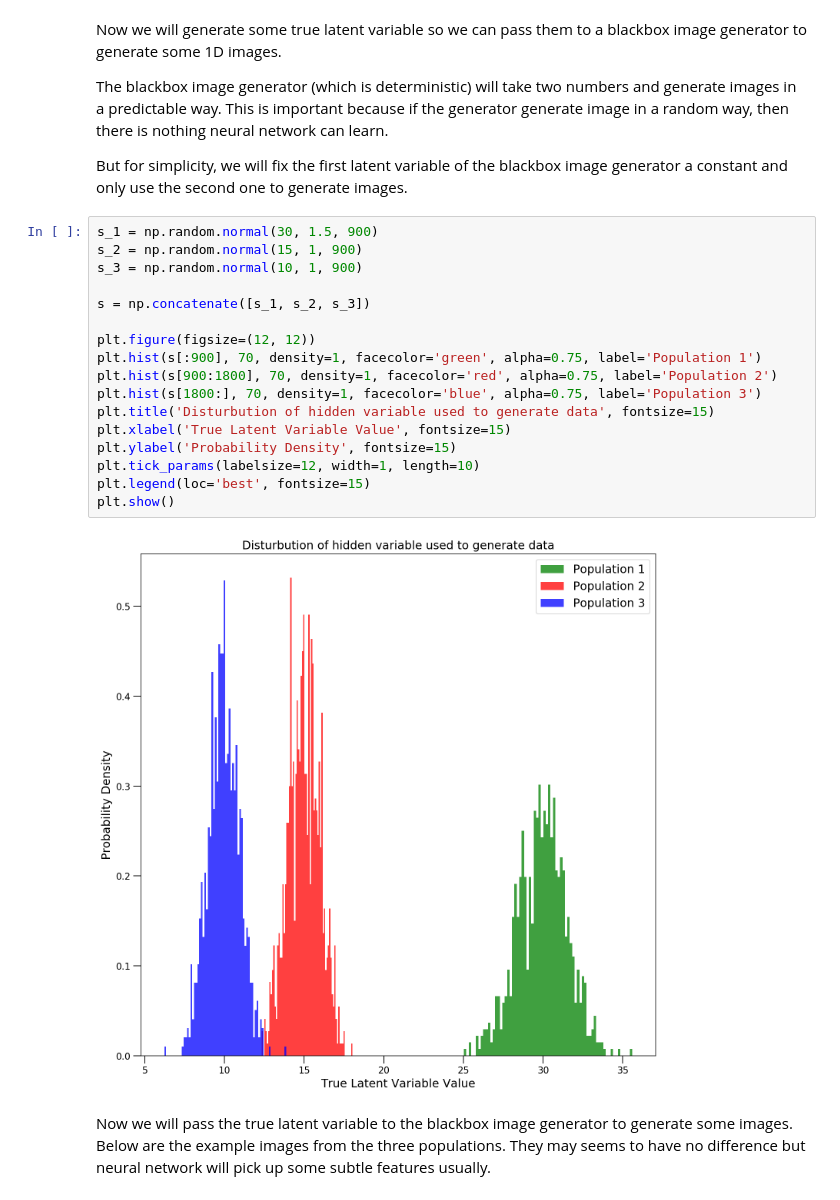
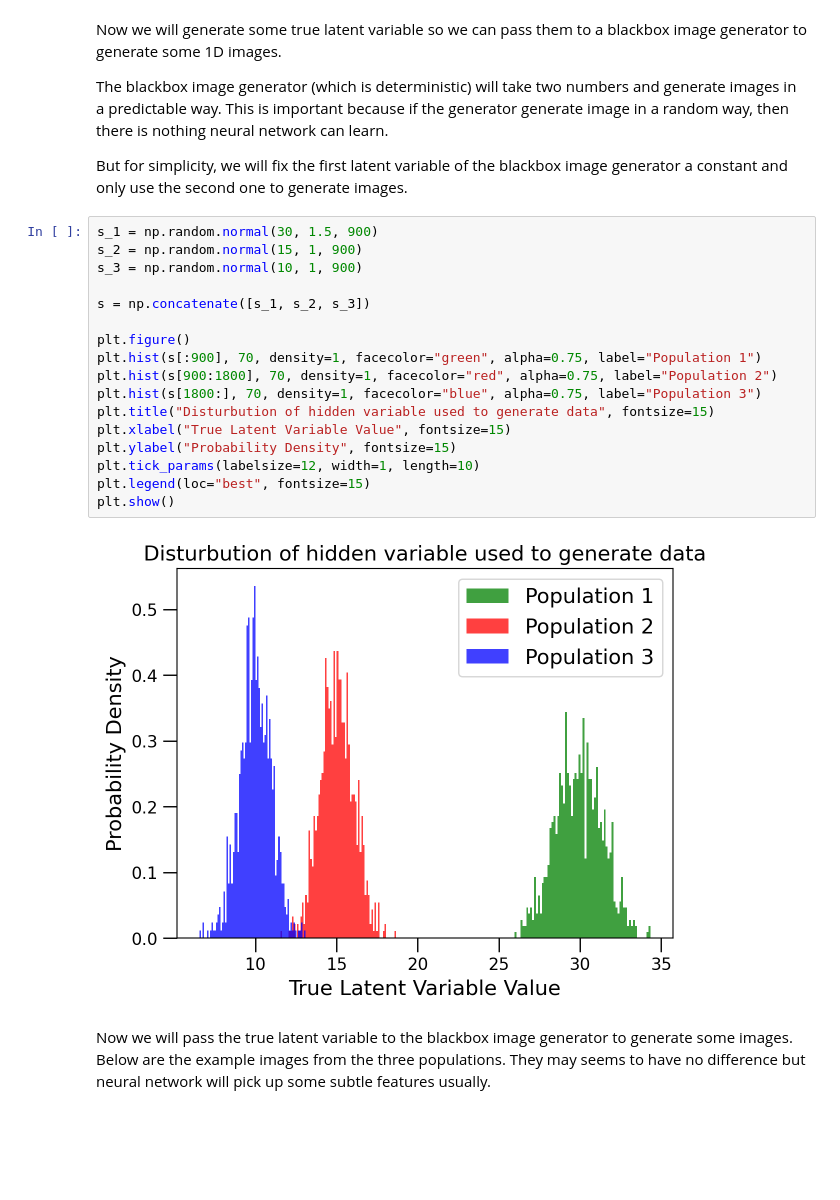
Before and after one commit to henrysky/astroNN, a Jupyter notebook: demo_tutorial/VAE/variational_autoencoder_demo.ipynb, the cells around one changed output. Cells and saved outputs as stored; diff of their text form; blank space fills up the shorter version.

```diff
--- a/demo_tutorial/VAE/variational_autoencoder_demo.ipynb
+++ b/demo_tutorial/VAE/variational_autoencoder_demo.ipynb
@@ -77,22 +73,22 @@ But for simplicity, we will fix the first latent variable of the blackbox image
 # %%
 s_1 = np.random.normal(30, 1.5, 900)
 s_2 = np.random.normal(15, 1, 900)
 s_3 = np.random.normal(10, 1, 900)
 
 s = np.concatenate([s_1, s_2, s_3])
 
-plt.figure(figsize=(12, 12))
-plt.hist(s[:900], 70, density=1, facecolor='green', alpha=0.75, label='Population 1')
-plt.hist(s[900:1800], 70, density=1, facecolor='red', alpha=0.75, label='Population 2')
-plt.hist(s[1800:], 70, density=1, facecolor='blue', alpha=0.75, label='Population 3')
-plt.title('Disturbution of hidden variable used to generate data', fontsize=15)
-plt.xlabel('True Latent Variable Value', fontsize=15)
-plt.ylabel('Probability Density', fontsize=15)
+plt.figure()
+plt.hist(s[:900], 70, density=1, facecolor="green", alpha=0.75, label="Population 1")
+plt.hist(s[900:1800], 70, density=1, facecolor="red", alpha=0.75, label="Population 2")
+plt.hist(s[1800:], 70, density=1, facecolor="blue", alpha=0.75, label="Population 3")
+plt.title("Disturbution of hidden variable used to generate data", fontsize=15)
+plt.xlabel("True Latent Variable Value", fontsize=15)
+plt.ylabel("Probability Density", fontsize=15)
 plt.tick_params(labelsize=12, width=1, length=10)
-plt.legend(loc='best', fontsize=15)
+plt.legend(loc="best", fontsize=15)
 plt.show()
 # %% [output]
-[figure, old version]
+[figure, new version]
 # %% [markdown]
 Now we will pass the true latent variable to the blackbox image generator to generate some images. Below are the example
 images from the three populations. They may seems to have no difference but neural network will pick up some subtle features
```
Also changed, not shown: parts of 10 cells of this notebook, 1 other file.
